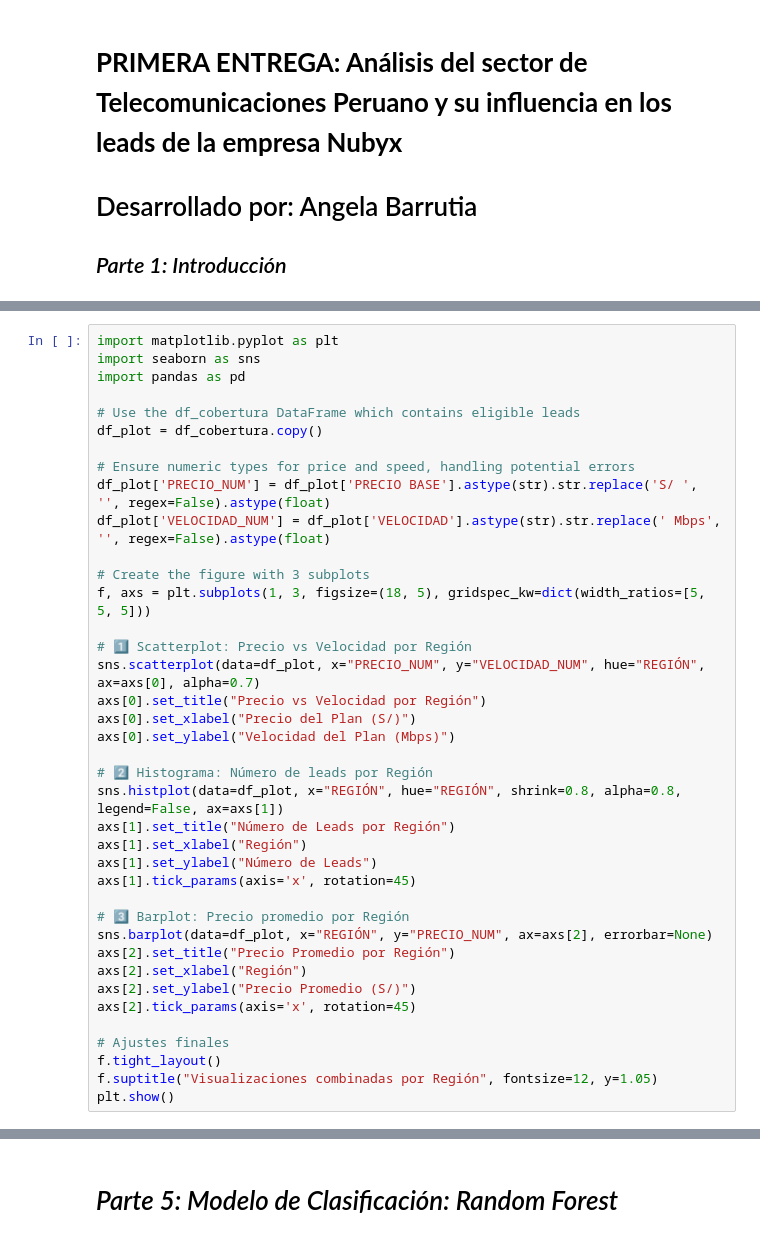
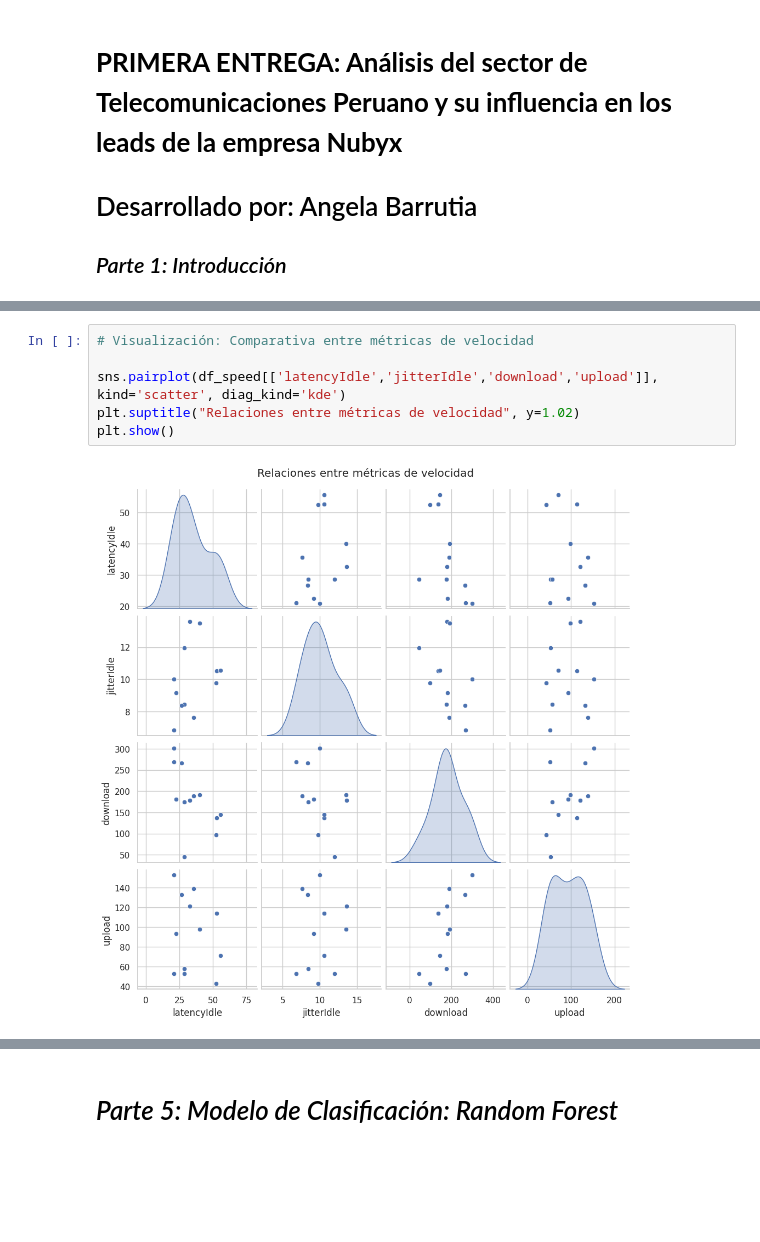
Before and after one commit to Angebarrutia/Coderhouse-Curso-Data-Science-II, a Jupyter notebook: Entregas/Primera Entrega/ProyectoEntrega1DSII_BarrutiaAngela.ipynb, the cells around one changed output, grey strips where cells are left out. Drawn from its saved outputs; the diff is of its cells as text; blank space fills up the shorter version.

```diff
--- a/Entregas/Primera Entrega/ProyectoEntrega1DSII_BarrutiaAngela.ipynb
+++ b/Entregas/Primera Entrega/ProyectoEntrega1DSII_BarrutiaAngela.ipynb
@@ -646,39 +8,0 @@ display(region_conversion.sort_values(by='Leads_Totales', ascending=False))
-# %%
-import matplotlib.pyplot as plt
-import seaborn as sns
-import pandas as pd
-
-# Use the df_cobertura DataFrame which contains eligible leads
-df_plot = df_cobertura.copy()
-
-# Ensure numeric types for price and speed, handling potential errors
-df_plot['PRECIO_NUM'] = df_plot['PRECIO BASE'].astype(str).str.replace('S/ ', '', regex=False).astype(float)
-df_plot['VELOCIDAD_NUM'] = df_plot['VELOCIDAD'].astype(str).str.replace(' Mbps', '', regex=False).astype(float)
-
-# Create the figure with 3 subplots
-f, axs = plt.subplots(1, 3, figsize=(18, 5), gridspec_kw=dict(width_ratios=[5, 5, 5]))
-
-# 1️⃣ Scatterplot: Precio vs Velocidad por Región
-sns.scatterplot(data=df_plot, x="PRECIO_NUM", y="VELOCIDAD_NUM", hue="REGIÓN", ax=axs[0], alpha=0.7)
-axs[0].set_title("Precio vs Velocidad por Región")
-axs[0].set_xlabel("Precio del Plan (S/)")
-axs[0].set_ylabel("Velocidad del Plan (Mbps)")
-
-# 2️⃣ Histograma: Número de leads por Región
-sns.histplot(data=df_plot, x="REGIÓN", hue="REGIÓN", shrink=0.8, alpha=0.8, legend=False, ax=axs[1])
-axs[1].set_title("Número de Leads por Región")
-axs[1].set_xlabel("Región")
-axs[1].set_ylabel("Número de Leads")
-axs[1].tick_params(axis='x', rotation=45)
-
-# 3️⃣ Barplot: Precio promedio por Región
-sns.barplot(data=df_plot, x="REGIÓN", y="PRECIO_NUM", ax=axs[2], errorbar=None)
-axs[2].set_title("Precio Promedio por Región")
-axs[2].set_xlabel("Región")
-axs[2].set_ylabel("Precio Promedio (S/)")
-axs[2].tick_params(axis='x', rotation=45)
-
-# Ajustes finales
-f.tight_layout()
-f.suptitle("Visualizaciones combinadas por Región", fontsize=12, y=1.05)
-plt.show()
@@ -1084,0 +195,8 @@ plt.show()
+# %%
+# Visualización: Comparativa entre métricas de velocidad
+
+sns.pairplot(df_speed[['latencyIdle','jitterIdle','download','upload']], kind='scatter', diag_kind='kde')
+plt.suptitle("Relaciones entre métricas de velocidad", y=1.02)
+plt.show()
+# %% [output]
+[figure, added]
```
Also changed, not shown: parts of 107 cells of this notebook.
